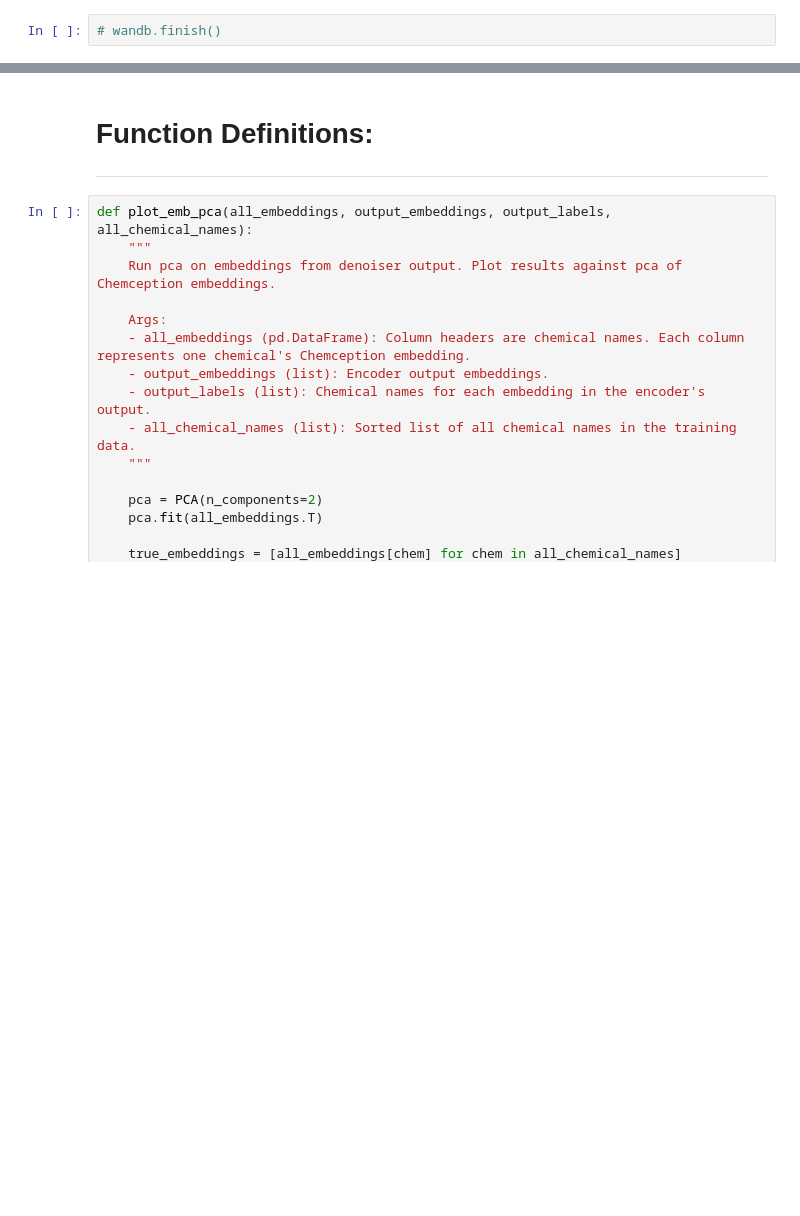
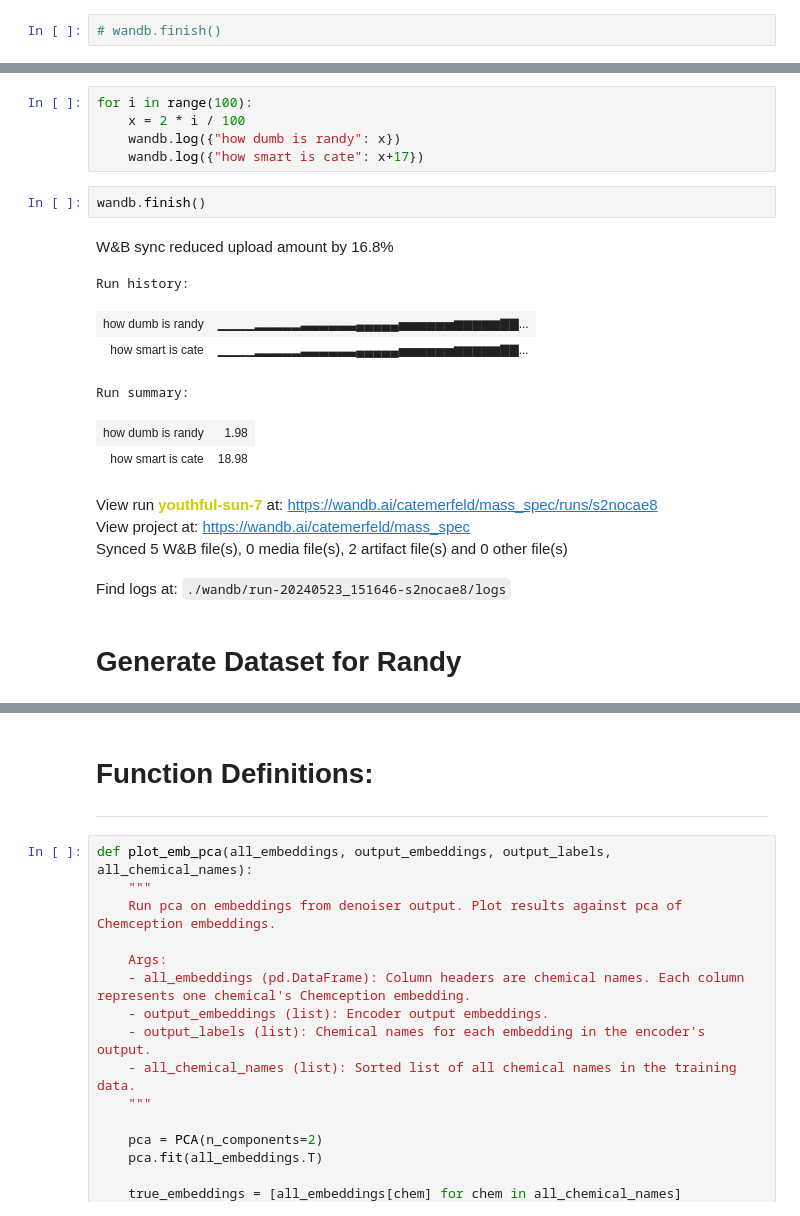
Before and after one commit to CateMerfeld/mass_spec, a Jupyter notebook: single_model/denoiser.ipynb, the cells around one changed output, grey strips where cells are left out. Cells and saved outputs as stored; diff of their text form; blank space fills up the shorter version.

```diff
--- a/single_model/denoiser.ipynb
+++ b/single_model/denoiser.ipynb
@@ -48,0 +58,21 @@ spectra = pd.read_csv('/home/cmdunham/mass_spec/mass_spec_repo/data/scaled_spect
+# %%
+for i in range(100):
+    x = 2 * i / 100
+    wandb.log({"how dumb is randy": x})
+    wandb.log({"how smart is cate": x+17})
+# %%
+wandb.finish()
+# %% [output]
+W&B sync reduced upload amount by 16.8%
+Run history:
+| how dumb is randy | ▁▁▁▁▂▂▂▂▂▃▃▃▃▃▃▄▄▄▄▄▅▅▅▅▅▅▆▆▆▆▆▇▇... |
+| how smart is cate | ▁▁▁▁▂▂▂▂▂▃▃▃▃▃▃▄▄▄▄▄▅▅▅▅▅▅▆▆▆▆▆▇▇... |
+Run summary:
+| how dumb is randy | 1.98 |
+| how smart is cate | 18.98 |
+View run youthful-sun-7 at: https://wandb.ai/catemerfeld/mass_spec/runs/s2nocae8
+View project at: https://wandb.ai/catemerfeld/mass_spec
+Synced 5 W&B file(s), 0 media file(s), 2 artifact file(s) and 0 other file(s)
+Find logs at: ./wandb/run-20240523_151646-s2nocae8/logs
+# %% [markdown]
+# Generate Dataset for Randy
```
Also changed, not shown: parts of 26 cells of this notebook, 28 other files.
